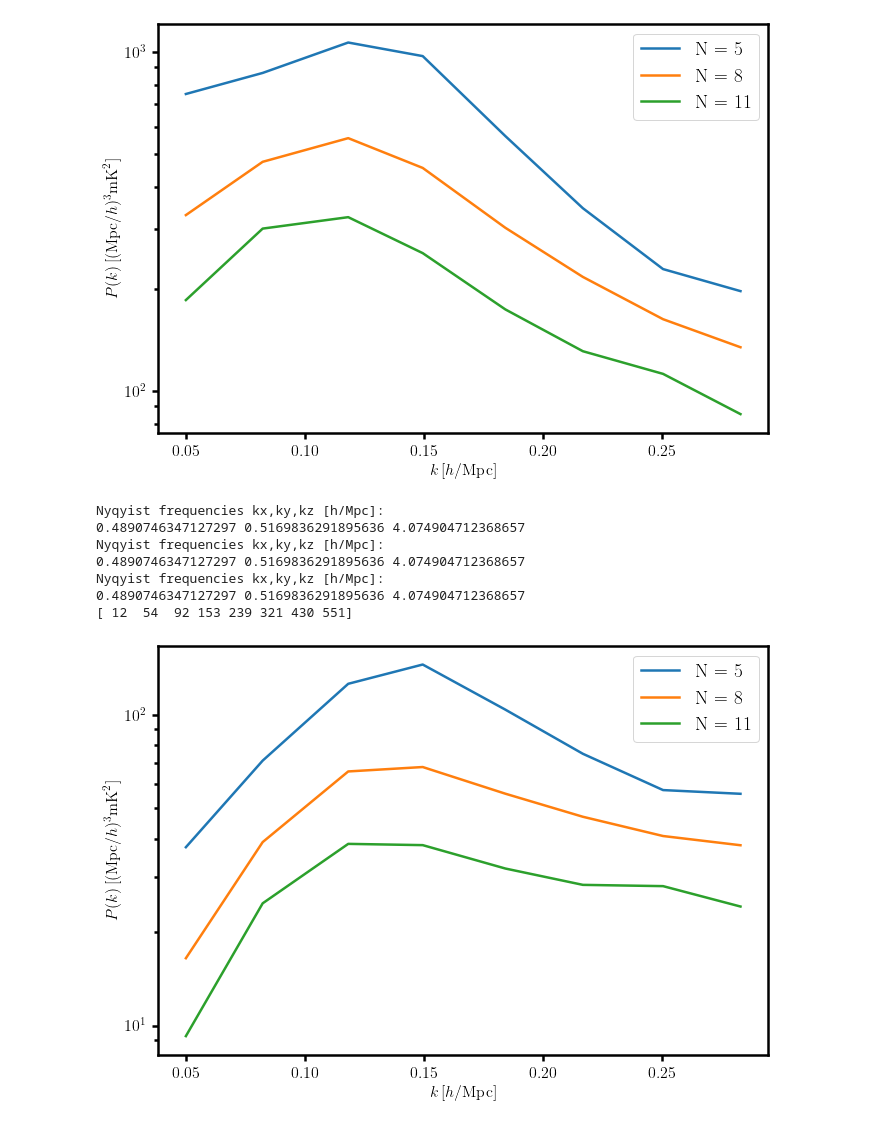
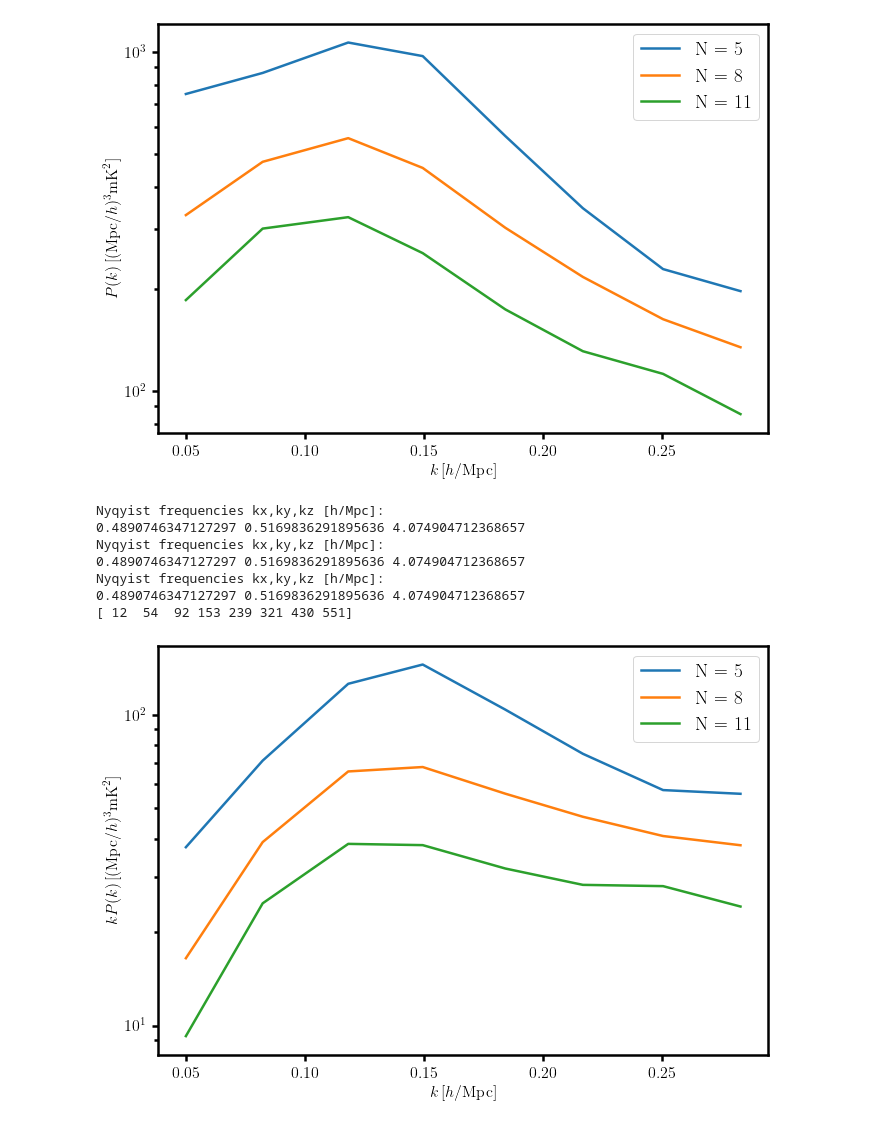
Before and after one commit to graciemcgill/ForegroundCleaningWithPCA, a Jupyter notebook: PCA_FOR_MEERKAT_DATA.ipynb, the cells around one changed output. Cells and saved outputs as stored; diff of their text form; code cells hidden in the pictures.

```diff
--- a/PCA_FOR_MEERKAT_DATA.ipynb
+++ b/PCA_FOR_MEERKAT_DATA.ipynb
@@ -421,33 +421,33 @@ Nlist = [5,8,11]
 
 fig = plt.figure(figsize=(12, 7))
 gs = fig.add_gridspec(3, 2, width_ratios=[1, 0.03], height_ratios=[1, 0.1, 1])
 ax = fig.add_subplot(gs[:, 0])
 
 for nn,i in zip(Nlist,range(len(Nlist))):
     N_chosen = nn
 
     A_tmp    = np.copy(AA[:,:N_chosen])   #np.copy(A_pca[:,:N_chosen])
 
     fg_tmp = PCA.fg_est(dTsky,N_chosen)
     res_tmp = PCA.clean(Tsky_shaped,fg_tmp)
     res_tmp = PCA.shaping(res_tmp)*1e3
     #res_tmp  = (BSS.residuals(A_tmp,Tsky))*1e3
     k,pk_HI,dumb0,dumb1,dumb2,nmodes = pk_scripts.pk_quickfunc(res_tmp,*arg)
     del A_tmp,dumb0,dumb1,dumb2
     ax.plot(k,k*pk_HI,label='N = '+str(nn))   #i took out the k**2 here
     del k,pk_HI
 
 print(nmodes)
 
-ax.set(yscale='log',xlabel=r'$k\,[h/{\rm Mpc}]$',ylabel=r'$ P(k)\,[({\rm Mpc}/h)^3{\rm mK}^2]$');
+ax.set(yscale='log',xlabel=r'$k\,[h/{\rm Mpc}]$',ylabel=r'$ kP(k)\,[({\rm Mpc}/h)^3{\rm mK}^2]$');
 ax.legend();
-#fig.savefig('plots/meerkat-pk.png')
+#fig.savefig('plots/meerkat-kpk.png')
 # %% [output]
 Nyqyist frequencies kx,ky,kz [h/Mpc]:
 0.4890746347127297 0.5169836291895636 4.074904712368657
 Nyqyist frequencies kx,ky,kz [h/Mpc]:
 0.4890746347127297 0.5169836291895636 4.074904712368657
 Nyqyist frequencies kx,ky,kz [h/Mpc]:
 0.4890746347127297 0.5169836291895636 4.074904712368657
 [ 12  54  92 153 239 321 430 551]
-[figure, old version]
+[figure, new version]
```
